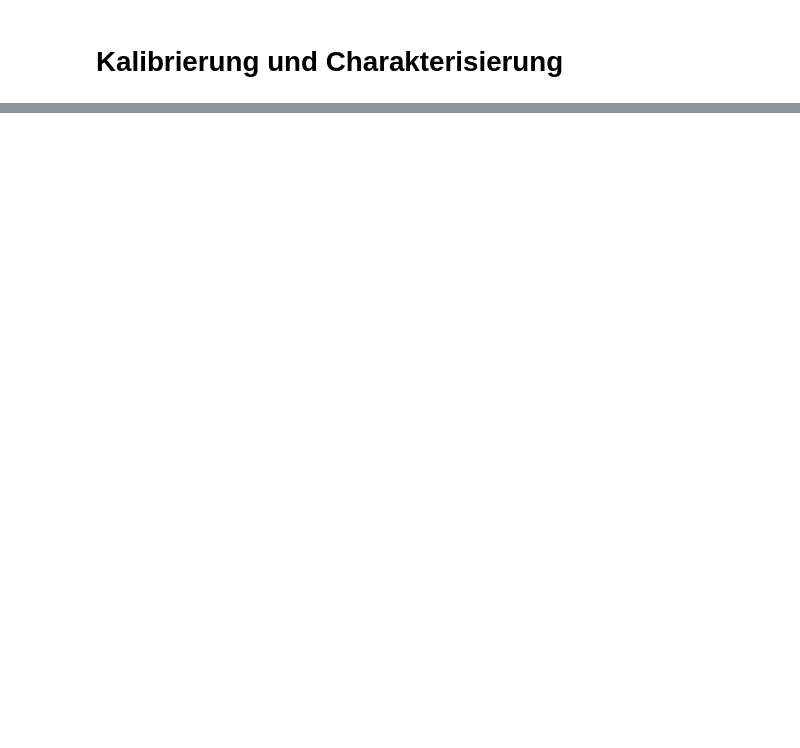
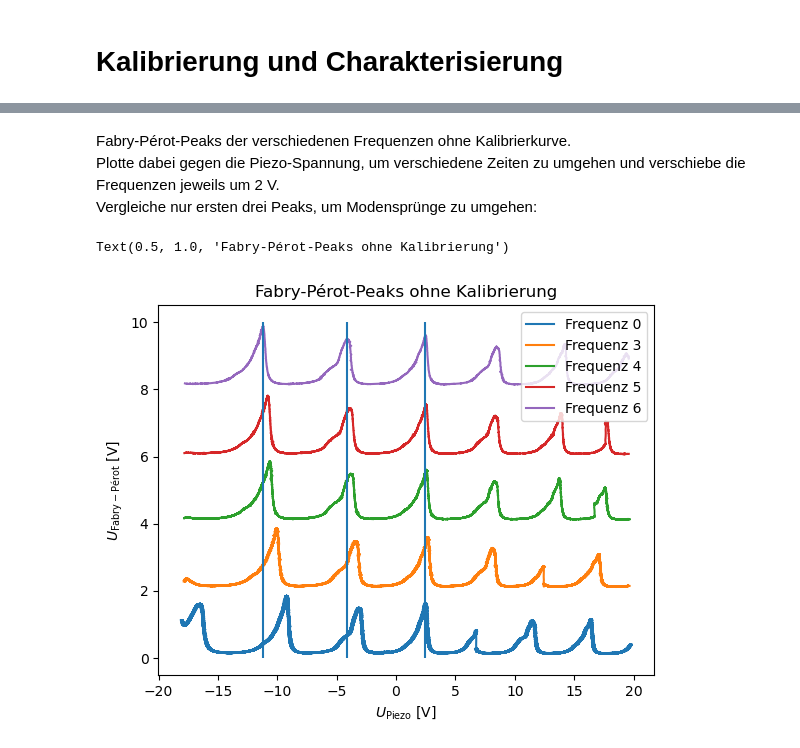
Before and after one commit to hannes-ebe/F-Prak-B, a Jupyter notebook: Laserspektroskopie/kalibrierung_charakterisierung.ipynb, the cells around one changed output, grey strips where cells are left out. Cells and saved outputs as stored; diff of their text form; code cells hidden in the pictures; blank space fills up the shorter version.

```diff
--- a/Laserspektroskopie/kalibrierung_charakterisierung.ipynb
+++ b/Laserspektroskopie/kalibrierung_charakterisierung.ipynb
@@ -16,0 +69,27 @@ plt.scatter(U_piezo,wavelength)
+# %%
+freq0 = Spek('data/dopplerfrei/0freq.dat',cut=True)
+freq3 = Spek('data/dopplerfrei/3freq.dat',cut=True)
+freq4 = Spek('data/dopplerfrei/4freq.dat',cut=True)
+freq5 = Spek('data/dopplerfrei/5freq.dat',cut=True)
+freq6 = Spek('data/dopplerfrei/6freq.dat',cut=True)
+# %% [markdown]
+Fabry-Pérot-Peaks der verschiedenen Frequenzen ohne Kalibrierkurve.
+Plotte dabei gegen die Piezo-Spannung, um verschiedene Zeiten zu umgehen und verschiebe die Frequenzen jeweils um 2 V.
+Vergleiche nur ersten drei Peaks, um Modensprünge zu umgehen:
+# %%
+plt.plot(freq0.U_piezo,freq0.U_fp,label='Frequenz 0')
+plt.plot(freq3.U_piezo,freq3.U_fp+2.0,label='Frequenz 3')
+plt.plot(freq4.U_piezo,freq4.U_fp+4.0,label='Frequenz 4')
+plt.plot(freq5.U_piezo,freq5.U_fp+6.0,label='Frequenz 5')
+plt.plot(freq6.U_piezo,freq6.U_fp+8.0,label='Frequenz 6')
+
+i, j, k = find_peaks(freq6.U_fp,width=200)[0][:3]
+plt.vlines((freq6.U_piezo[i],freq6.U_piezo[j],freq6.U_piezo[k]),ymin=0,ymax=10,color='tab:blue')
+
+plt.xlabel(r'$U_\mathrm{Piezo}$ [V]')
+plt.ylabel(r'$U_\mathrm{Fabry-Pérot}$ [V]')
+plt.legend()
+plt.title('Fabry-Pérot-Peaks ohne Kalibrierung')
+# %% [output]
+Text(0.5, 1.0, 'Fabry-Pérot-Peaks ohne Kalibrierung')
+[figure, added]
```
Also changed, not shown: parts of 15 cells of this notebook.
